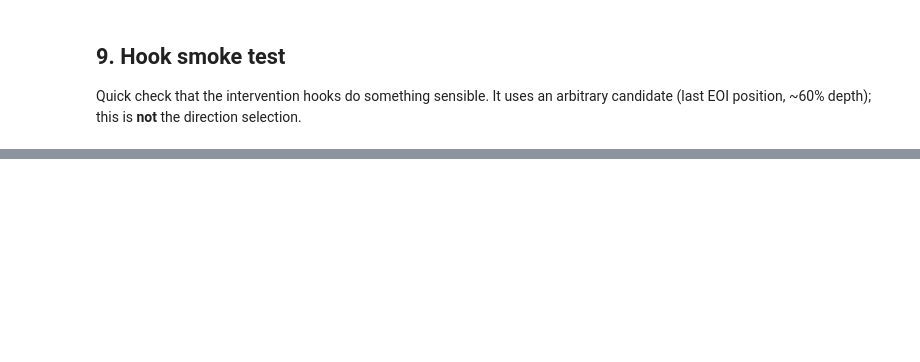
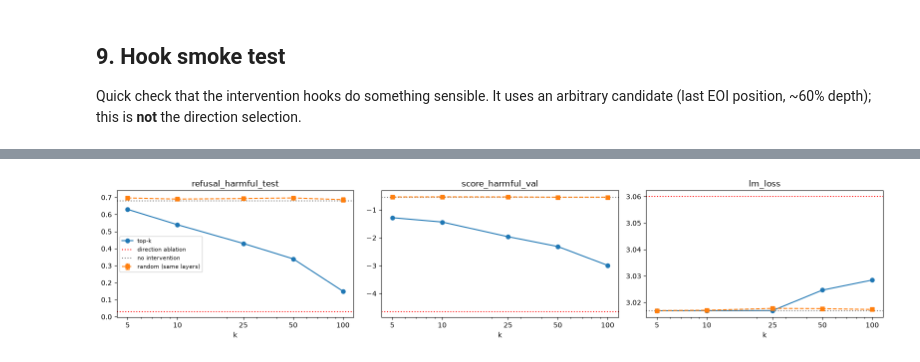
Before and after one commit to vrishabav/interp-exploration, a Jupyter notebook: refusal_neurons.ipynb, the cells around one changed output, grey strips where cells are left out. Cells and saved outputs as stored; diff of their text form; code cells hidden in the pictures; blank space fills up the shorter version.

```diff
--- a/refusal_neurons.ipynb
+++ b/refusal_neurons.ipynb
@@ -468,0 +849,13 @@ Everything below is open. Useful handles:
+# %%
+fig, axs = plt.subplots(1, 3, figsize=(16, 3.5))
+for ax, m in zip(axs, ["refusal_harmful_test", "score_harmful_val", "lm_loss"]):
+    ax.plot(KS, [causal[f"top{k}"][m] for k in KS], "o-", label="top-k")
+    r = np.array([[causal[f"rand{k}_s{s}"][m] for s in SEEDS] for k in KS])
+    ax.errorbar(KS, r.mean(1), yerr=r.std(1), fmt="s--", capsize=3, label="random (same layers)")
+    ax.axhline(causal["direction"][m], c="red", ls=":", label="direction ablation")
+    ax.axhline(causal["none"][m], c="gray", ls=":", label="no intervention")
+    ax.set_xscale("log"); ax.set_xticks(KS); ax.set_xticklabels(KS); ax.set_xlabel("k"); ax.set_title(m)
+axs[0].legend(fontsize=8)
+plt.tight_layout(); plt.savefig(FIG_DIR / f"causal_{TAG}.png", dpi=150); plt.show()
+# %% [output]
+[figure, added]
```
Also changed, not shown: parts of 48 cells of this notebook, 16 other files.
